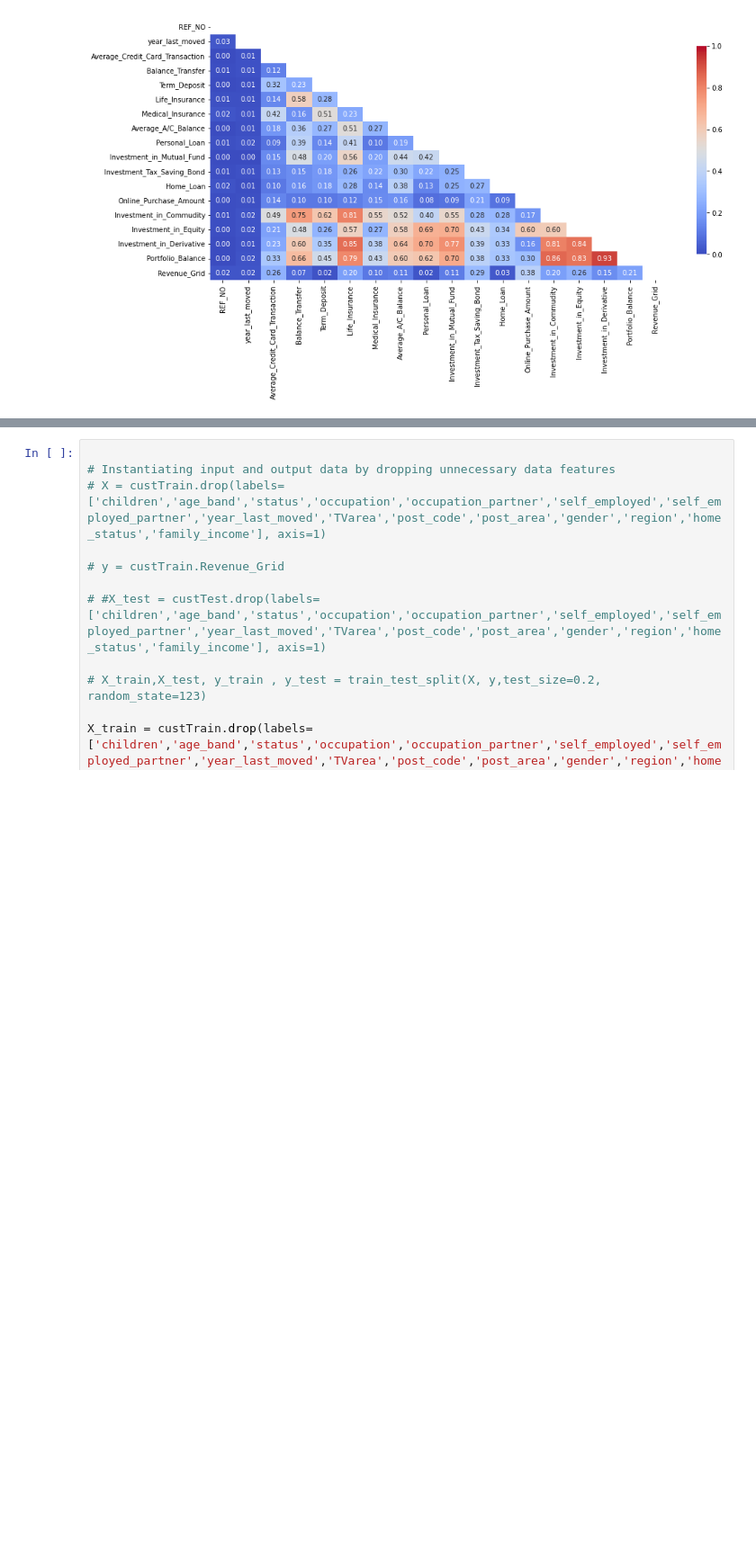
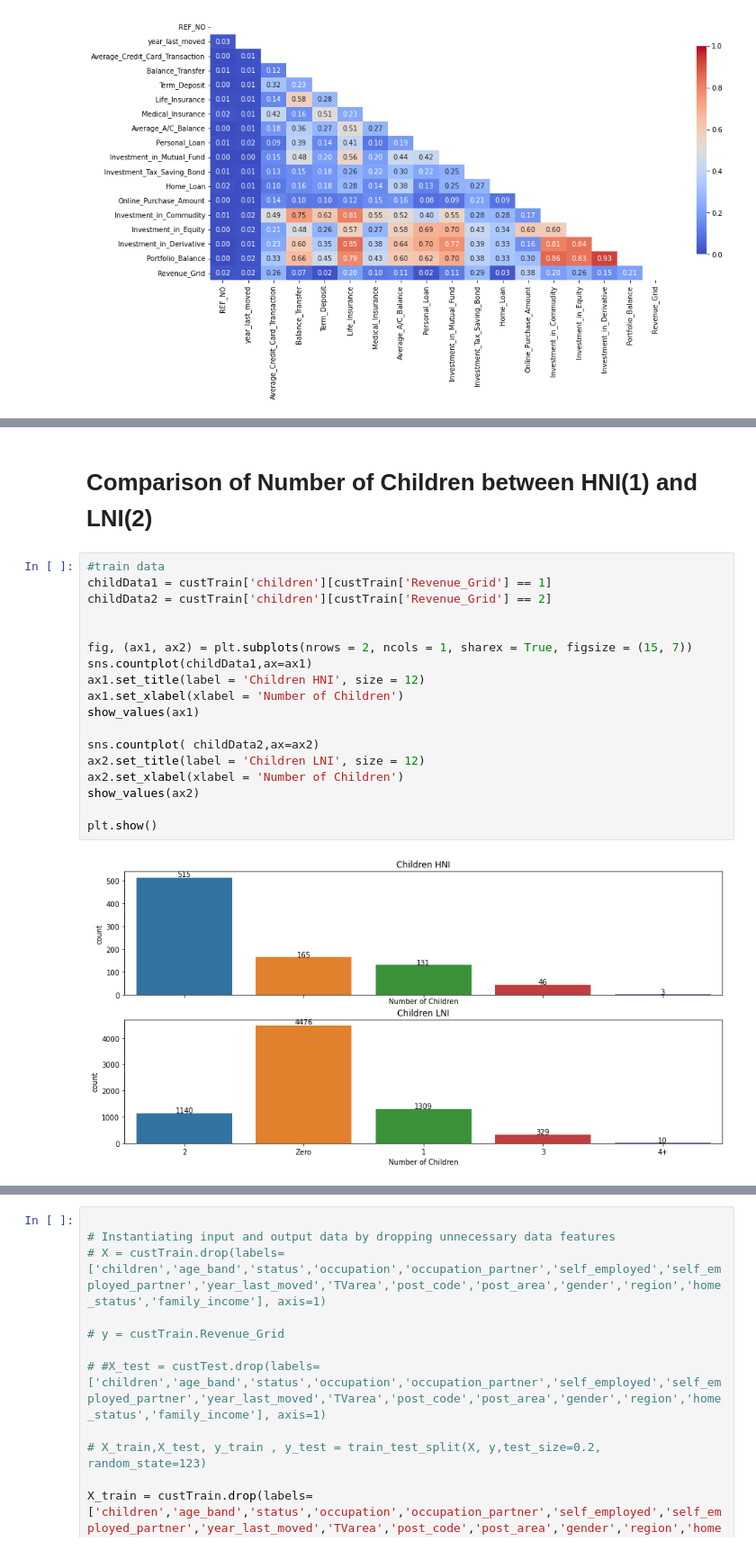
Before and after one commit to pdas544/ML1_Customer_Classification, a Jupyter notebook: CustomerClasssification.ipynb, the cells around one changed output, grey strips where cells are left out. Shown at 90% size. Cells and saved outputs as stored; diff of their text form; blank space fills up the shorter version.

```diff
--- a/CustomerClasssification.ipynb
+++ b/CustomerClasssification.ipynb
@@ -187,0 +320,22 @@ plt.show()
+# %% [markdown]
+# Comparison of Number of Children between HNI(1) and LNI(2)
+# %%
+#train data
+childData1 = custTrain['children'][custTrain['Revenue_Grid'] == 1]
+childData2 = custTrain['children'][custTrain['Revenue_Grid'] == 2]
+
+
+fig, (ax1, ax2) = plt.subplots(nrows = 2, ncols = 1, sharex = True, figsize = (15, 7))
+sns.countplot(childData1,ax=ax1)
+ax1.set_title(label = 'Children HNI', size = 12)
+ax1.set_xlabel(xlabel = 'Number of Children')
+show_values(ax1)
+
+sns.countplot( childData2,ax=ax2)
+ax2.set_title(label = 'Children LNI', size = 12)
+ax2.set_xlabel(xlabel = 'Number of Children')
+show_values(ax2)
+
+plt.show()
+# %% [output]
+[figure, added]
```
Also changed, not shown: parts of 12 cells of this notebook.
